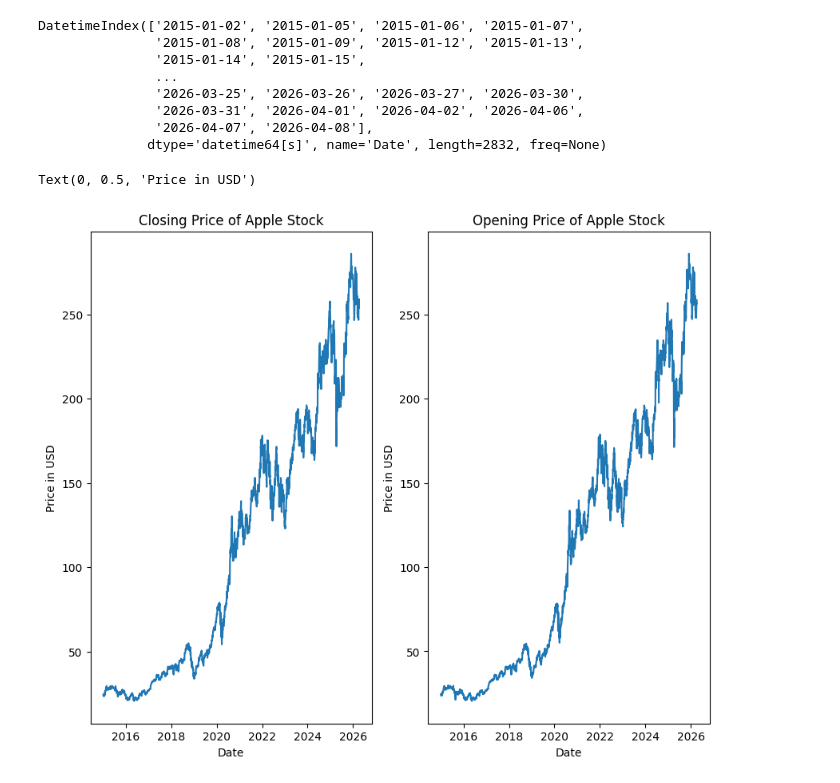
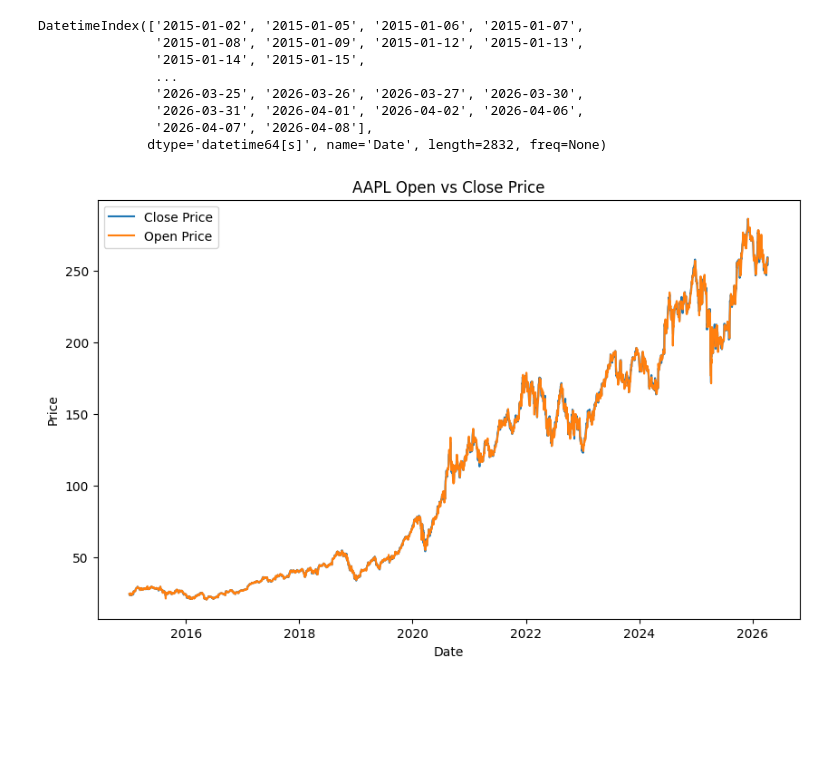
Before and after one commit to vijais0604-cloud/Apple_Stock_Prediction, a Jupyter notebook: Apple_Stock.ipynb, the cells around one changed output. Saved outputs shown, nothing was run; the diff lists cells and outputs as text; code cells hidden in the pictures; blank space fills up the shorter version.

```diff
--- a/Apple_Stock.ipynb
+++ b/Apple_Stock.ipynb
@@ -76,18 +76,17 @@ DatetimeIndex(['2015-01-02', '2015-01-05', '2015-01-06', '2015-01-07',
                '2026-03-31', '2026-04-01', '2026-04-02', '2026-04-06',
                '2026-04-07', '2026-04-08'],
               dtype='datetime64[s]', name='Date', length=2832, freq=None)
-# %%
-fig , axs = plt.subplots(1,2, figsize=(10,8))
-
-axs[0].plot(df.index, df["Close"])
-axs[0].set_title("Closing Price of Apple Stock")
-axs[0].set_xlabel("Date")
-axs[0].set_ylabel("Price in USD")
-
-axs[1].plot(df.index,df["Open"])
-axs[1].set_title("Opening Price of Apple Stock")
-axs[1].set_xlabel("Date")
-axs[1].set_ylabel("Price in USD")
-# %% [output]
-Text(0, 0.5, 'Price in USD')
-[figure, removed]
+# %%
+plt.figure(figsize=(10,6))
+
+plt.plot(df.index, df["Close"], label="Close Price")
+plt.plot(df.index, df["Open"], label="Open Price")
+
+plt.title("AAPL Open vs Close Price")
+plt.xlabel("Date")
+plt.ylabel("Price")
+
+plt.legend()   # VERY IMPORTANT
+plt.show()
+# %% [output]
+[figure, added]
```
